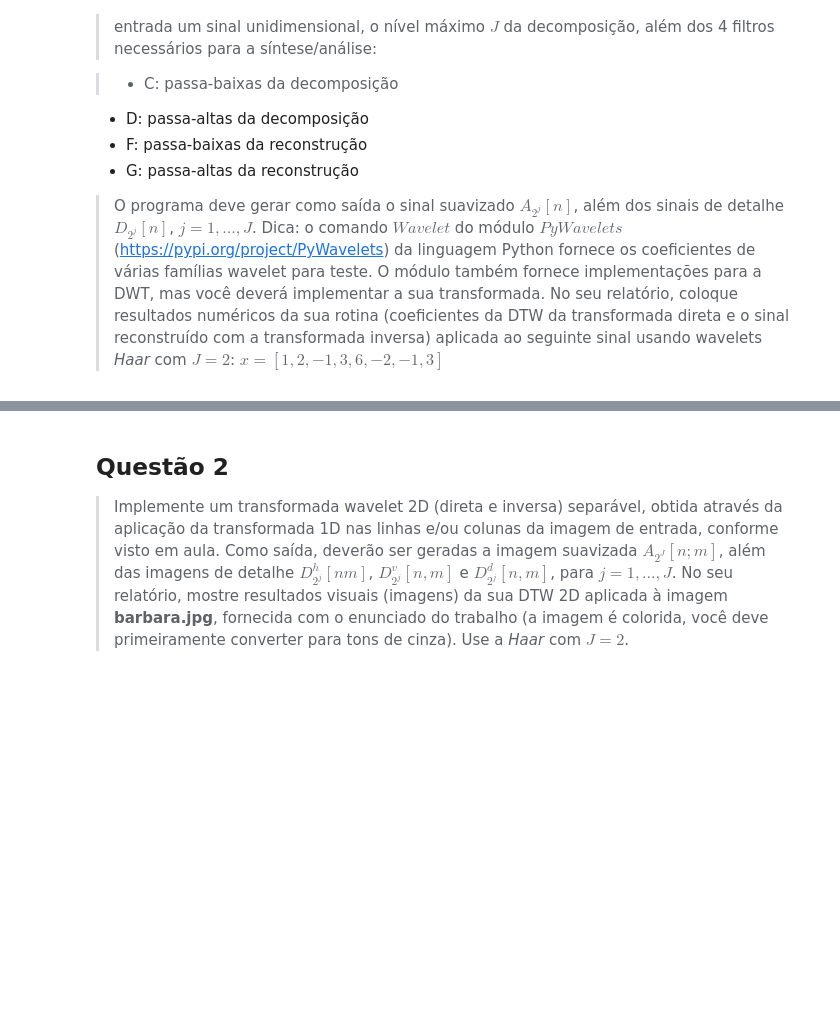
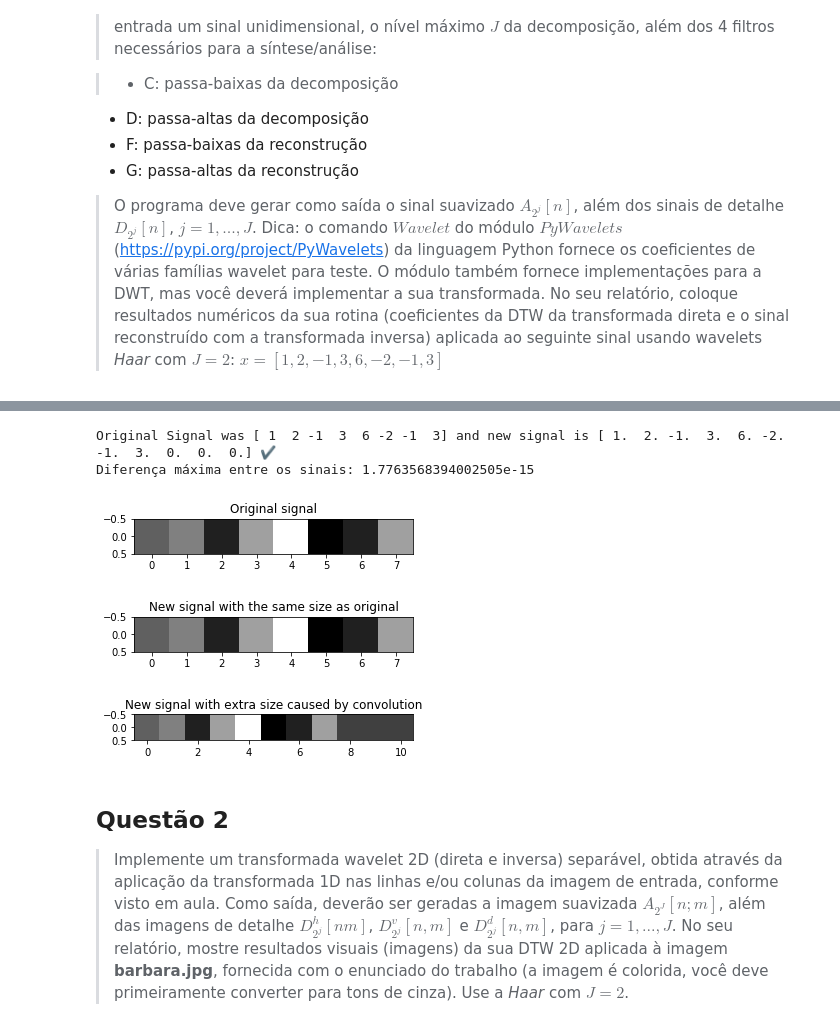
Before and after one commit to rafaeelaudibert/ComputerVision101.py, a Jupyter notebook: Assignment1/Relatório + Script.ipynb, the cells around one changed output, grey strips where cells are left out. Cells and saved outputs as stored; diff of their text form; code cells hidden in the pictures; blank space fills up the shorter version.

```diff
--- a/Assignment1/Relatório + Script.ipynb
+++ b/Assignment1/Relatório + Script.ipynb
@@ -122,3 +144,23 @@ Original Signal was [ 1  2 -1  3  6 -2 -1  3] and new signal is [ 1.  2. -1.  3.
+# %%
+signal = np.array([1, 2, -1, 3, 6, -2, -1, 3])
+J = 2
+
+soft_signal, detail_signals = wavelet_1d(signal, haar, J)
+new_signal = inversed_wavelet_1d(soft_signal, haar, detail_signals)
+clamped_new_signal = new_signal[:len(signal)]
+display_image([signal], "Original signal")
+display_image([clamped_new_signal], "New signal with the same size as original")
+display_image([new_signal], "New signal with extra size caused by convolution")
+
+
+print(f"Original Signal was {signal} and new signal is {new_signal} ✔️")
+print(f"Diferença máxima entre os sinais: {np.max(np.abs(signal - clamped_new_signal))}")
+# %% [output]
+Original Signal was [ 1  2 -1  3  6 -2 -1  3] and new signal is [ 1.  2. -1.  3.  6. -2. -1.  3.  0.  0.  0.] ✔️
+Diferença máxima entre os sinais: 1.7763568394002505e-15
+[figure, added]
+[figure, added]
+[figure, added]
 # %% [markdown]
 ## Questão 2
 
```
Also changed, not shown: parts of 17 cells of this notebook.
